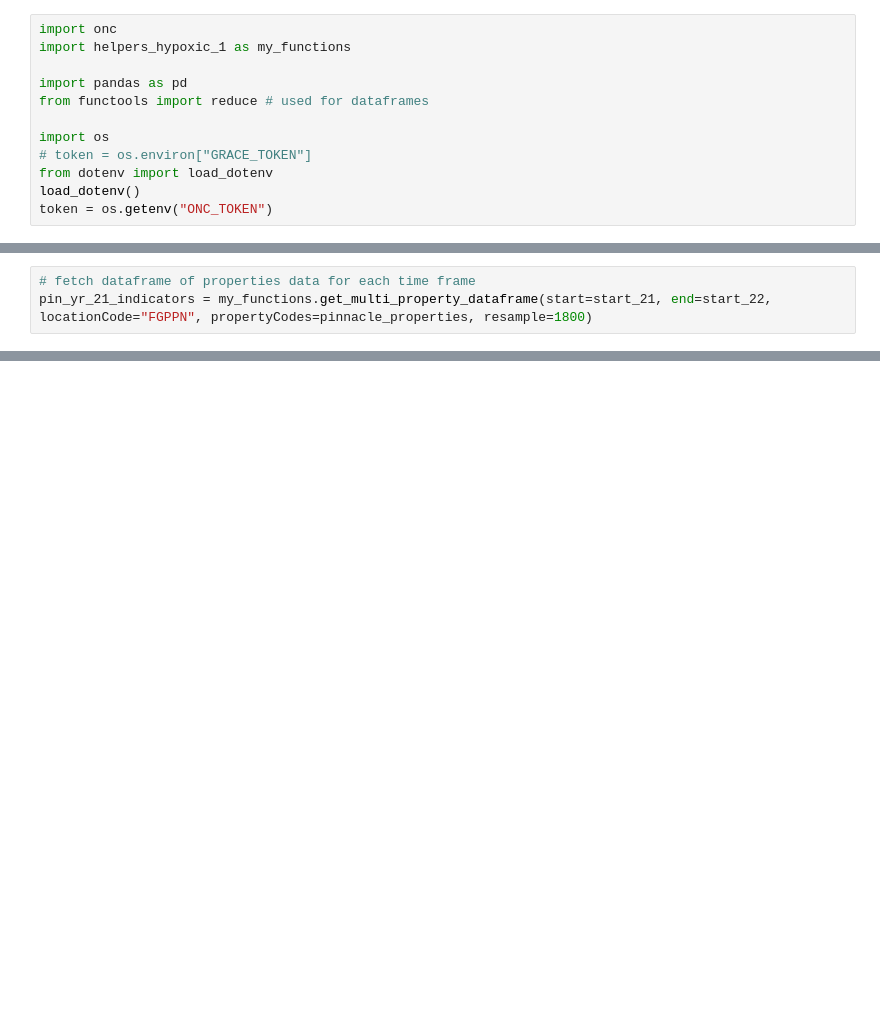
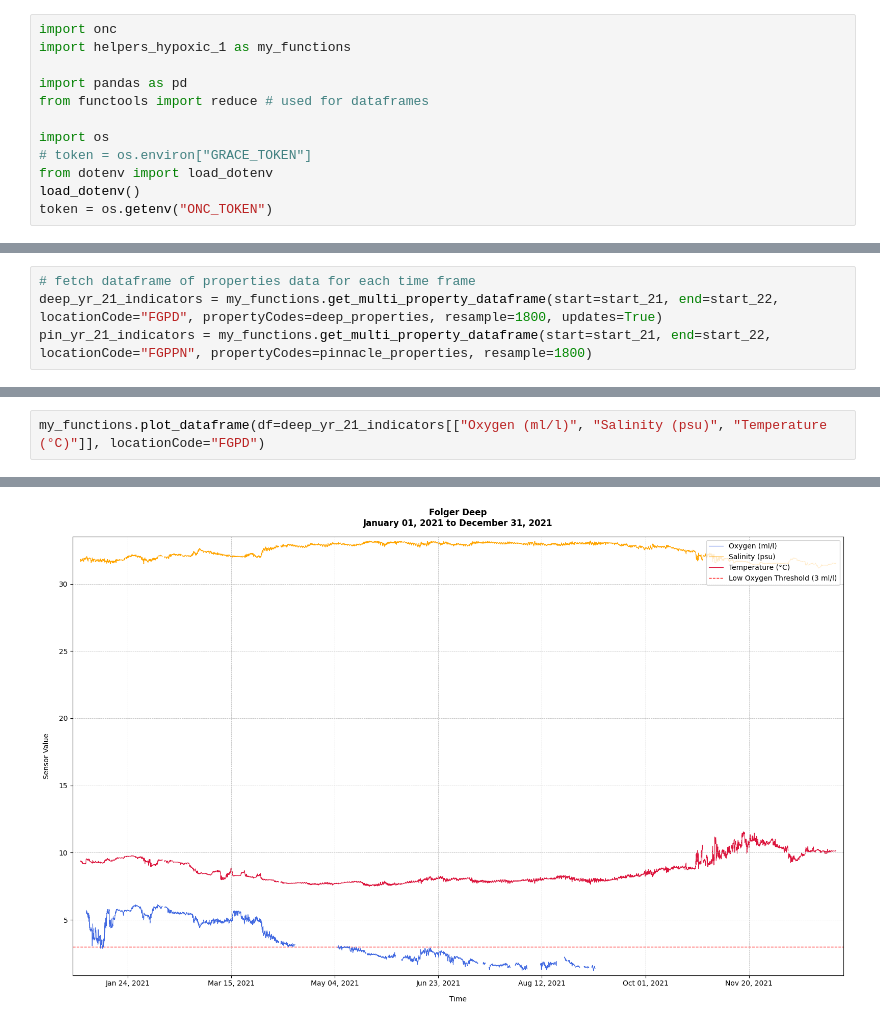
Before and after one commit to g-bertozzi/BMSC-2025, a Jupyter notebook: deepnote/tester.ipynb, the cells around one changed output, grey strips where cells are left out. Drawn from its saved outputs; the diff is of its cells as text; blank space fills up the shorter version.

```diff
--- a/deepnote/tester.ipynb
+++ b/deepnote/tester.ipynb
@@ -38,4 +27,5 @@ deep_properties = ["oxygen", "conductivity", "seawatertemperature"] # also d"ens
 # %%
 # fetch dataframe of properties data for each time frame
+deep_yr_21_indicators = my_functions.get_multi_property_dataframe(start=start_21, end=start_22, locationCode="FGPD", propertyCodes=deep_properties, resample=1800, updates=True)
 pin_yr_21_indicators = my_functions.get_multi_property_dataframe(start=start_21, end=start_22, locationCode="FGPPN", propertyCodes=pinnacle_properties, resample=1800)
 # %% [output]
@@ -78,0 +57,3 @@ Time
+# %%
+my_functions.plot_dataframe(df=deep_yr_21_indicators[["Oxygen (ml/l)", "Salinity (psu)", "Temperature (°C)"]], locationCode="FGPD")
+# %% [output]
@@ -79 +61,2 @@ Time
+[figure, added]
 # %%
```
Also changed, not shown: parts of 23 cells of this notebook, 1 other file.
